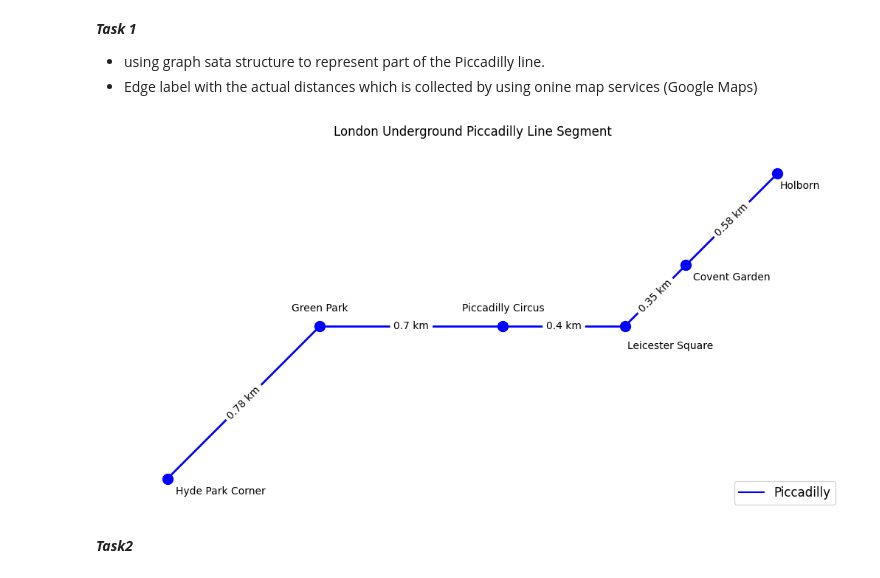
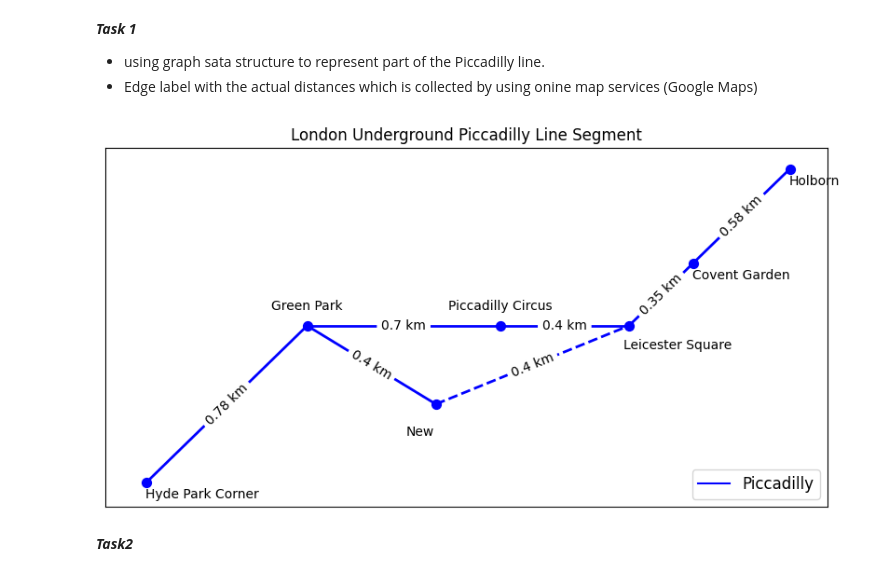
Before and after one commit to anhhong225/LondonUndergroundTube, a Jupyter notebook: main.ipynb, the cells around one changed output. Cells and saved outputs as stored; diff of their text form; code cells hidden in the pictures.

```diff
--- a/main.ipynb
+++ b/main.ipynb
@@ -11,11 +11,13 @@ import matplotlib.pyplot as plt
 # Define station data for graph and distances
 stations = {
     'Hyde Park Corner': {'Green Park': 0.78},
-    'Green Park': {'Piccadilly Circus': 0.7},
+    'Green Park': {'Piccadilly Circus': 0.7, 'New': 0.4},
+    'New': {'Leicester Square': 0.4},
     'Piccadilly Circus': {'Leicester Square': 0.4},
     'Leicester Square': {'Covent Garden': 0.35},
     'Covent Garden': {'Holborn': 0.58}
 }
+
 
 # Positions of nodes on the graph
 pos = {
@@ -24,7 +26,8 @@ pos = {
     'Piccadilly Circus': (2.2, 1),
     'Leicester Square': (3, 1),
     'Covent Garden': (3.4, 1.4),
-    'Holborn': (4, 2)
+    'Holborn': (4, 2),
+    'New': (1.8, 0.5)
 }
 
 # Manually define label positions for each station
@@ -32,40 +35,49 @@ label_positions = {
     'Hyde Park Corner': (0.35, -0.1),
     'Green Park': (1, 1.1),
     'Piccadilly Circus': (2.2, 1.1),
     'Leicester Square': (3.3, 0.85),
     'Covent Garden': (3.7, 1.3),
-    'Holborn': (4.15, 1.9)
+    'Holborn': (4.15, 1.9),
+    'New': (1.7, 0.3)
 }
 
+dash = ('New', 'Leicester Square')
 fig = plt.figure(figsize=(10, 5))
 
 # Create and draw graph
-G = nx.Graph((station, connected, {"weight": dist}) #create a graph with stations (nodes) and connections (edges)
-             for station, connections in stations.items() #iterate each station and connection
-             for connected, dist in connections.items()) #Add edges with distance
+G = nx.Graph()
+for station, connections in stations.items():
+    for connected, dist in connections.items():
+        G.add_edge(station, connected, weight=dist) #Add edges with distance
 
-#draw grap G, position in pos, without label, blue nodes, blue edges
-nx.draw(G, pos, with_labels=False, node_color='blue', node_size=100, edge_color='blue', width=2)
+# Draw nodes with distinct colors and sizes
+nx.draw_networkx_nodes(G, pos, node_size=50, node_color='blue', linewidths=1)
+
+for u, v in G.edges:
+    if (u, v) == dash or (v, u) == dash:
+        nx.draw_networkx_edges(G, pos, edgelist=[(u, v)], edge_color='blue', style='dashed', width=2)
+    else:
+        nx.draw_networkx_edges(G, pos, edgelist=[(u, v)], edge_color='blue', style='solid', width=2)
 
 #returned in 3-tuple (u, v, ddict[data]), take 'weight'
 edge_labels = {(u, v): f"{dist['weight']} km" for u, v, dist in G.edges(data=True)}
 nx.draw_networkx_edge_labels(G, pos, edge_labels=edge_labels, font_size=10)#draw edge labels
 
 #Iterate through stations and their label positions (lx, ly)
 for station, (lx, ly) in label_positions.items():
     plt.text(lx, ly, station, fontsize=10, ha='center', color='black')
     #x-coordinate, y-coordinate, stations'name, size, horizonal align, color
 
 # Add legend and title
 plt.plot([], [], color='blue', label='Piccadilly')
 plt.legend(loc='lower right', fontsize=12)
 plt.title("London Underground Piccadilly Line Segment")
 plt.show()
 
 # Save the figure
 fig.savefig('Figure/Task1.png')
 # %% [output]
-[figure, old version]
+[figure, new version]
 # %% [markdown]
 ***Task2***
 # %%
```
Also changed, not shown: parts of 3 cells of this notebook, 2 other files.
